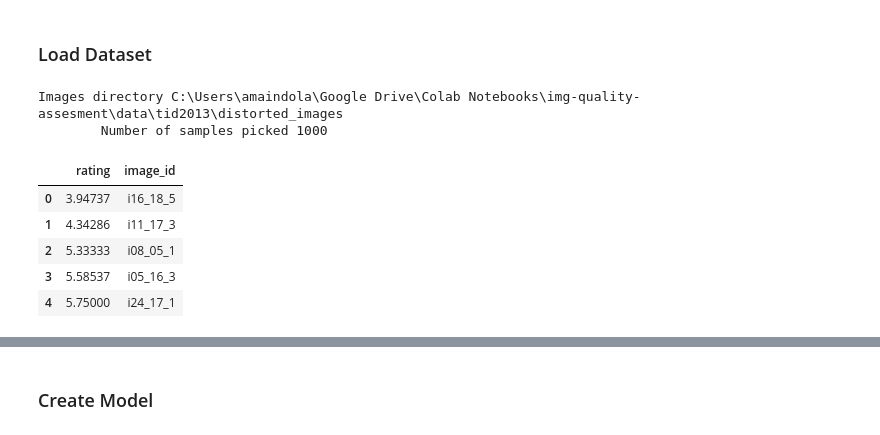
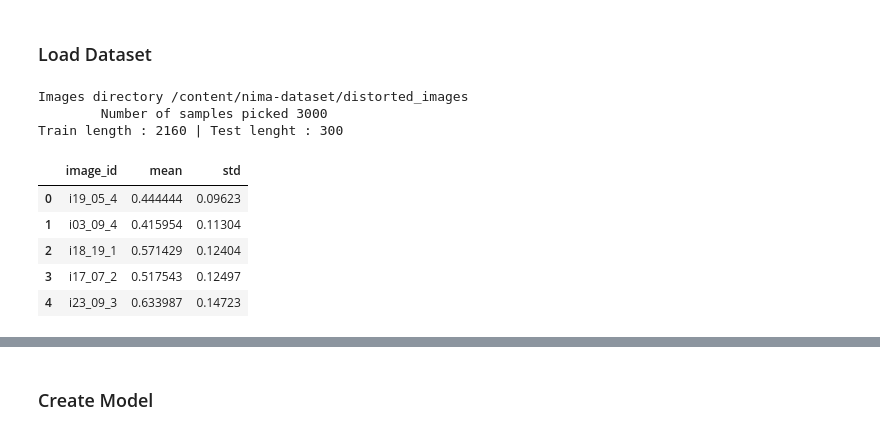
Before and after one commit to maindolaamit/nima, a Jupyter notebook: notebooks/tid_train_model.ipynb, the cells around one changed output, grey strips where cells are left out. Cells and saved outputs as stored; diff of their text form; code cells hidden in the pictures.

```diff
--- a/notebooks/tid_train_model.ipynb
+++ b/notebooks/tid_train_model.ipynb
@@ -76,36 +42,39 @@ import nima as nima
 # %%
 from nima.utils.tid_dataset_utils import load_tid_data
 from nima.config import DATASET_DIR
 from nima.utils.ava_downloader import print_msg
 
-p_dataset_dir = DATASET_DIR
-p_model_name = 'vgg'
+p_weights_dir = '/gdrive/MyDrive/img-quality-assesment/colab-models/'
+p_dataset_dir = '/content/nima-dataset'
+p_model_name = 'efficientnet'
 p_batch_size = 64
-p_epochs = 5
-p_sample_size=1000
-p_metrics = ['mean_absolute_error']
+p_epochs = 100
+p_sample_size=None
 p_verbose = 1
 p_freeze_base = True
 
-tid_dataset_dir = os.path.join(p_dataset_dir, 'tid2013')
+tid_dataset_dir = TID_DATASET_DIR if p_dataset_dir is None else p_dataset_dir
 tid_images_dir = os.path.join(tid_dataset_dir, 'distorted_images')
 img_format = 'bmp'
 print_msg(f'Images directory {tid_images_dir}')
 
 # Load the dataset
-x_col, y_cols = 'image_id', 'rating'
+x_col, y_cols = 'image_id', 'mean'
 df_train, df_valid, df_test = load_tid_data(tid_dataset_dir, p_sample_size)
+print_msg(f'Train length : {len(df_train)} | Test lenght : {len(df_test)}')
 assert len(df_train) > 0 and len(df_valid) > 0 and len(df_test) > 0, 'Empty dataframe'
-train_batch_size = valid_batch_size = p_batch_size
+train_batch_size = p_batch_size
+valid_batch_size = min(train_batch_size - 32, 32)
 test_batch_size = min(p_batch_size, 32, len(df_test))
 
 df_train.head()
 # %% [output]
-Images directory C:\Users\amaindola\Google Drive\Colab Notebooks\img-quality-assesment\data\tid2013\distorted_images
-        Number of samples picked 1000
+Images directory /content/nima-dataset/distorted_images
+        Number of samples picked 3000
+Train length : 2160 | Test lenght : 300
-|  | rating | image_id |
-| 0 | 3.94737 | i16_18_5 |
-| 1 | 4.34286 | i11_17_3 |
-| 2 | 5.33333 | i08_05_1 |
-| 3 | 5.58537 | i05_16_3 |
-| 4 | 5.75000 | i24_17_1 |
+|  | image_id | mean | std |
+| 0 | i19_05_4 | 0.444444 | 0.09623 |
+| 1 | i03_09_4 | 0.415954 | 0.11304 |
+| 2 | i18_19_1 | 0.571429 | 0.12404 |
+| 3 | i17_07_2 | 0.517543 | 0.12497 |
+| 4 | i23_09_3 | 0.633987 | 0.14723 |
```
Also changed, not shown: parts of 23 cells of this notebook, 11 other files.
